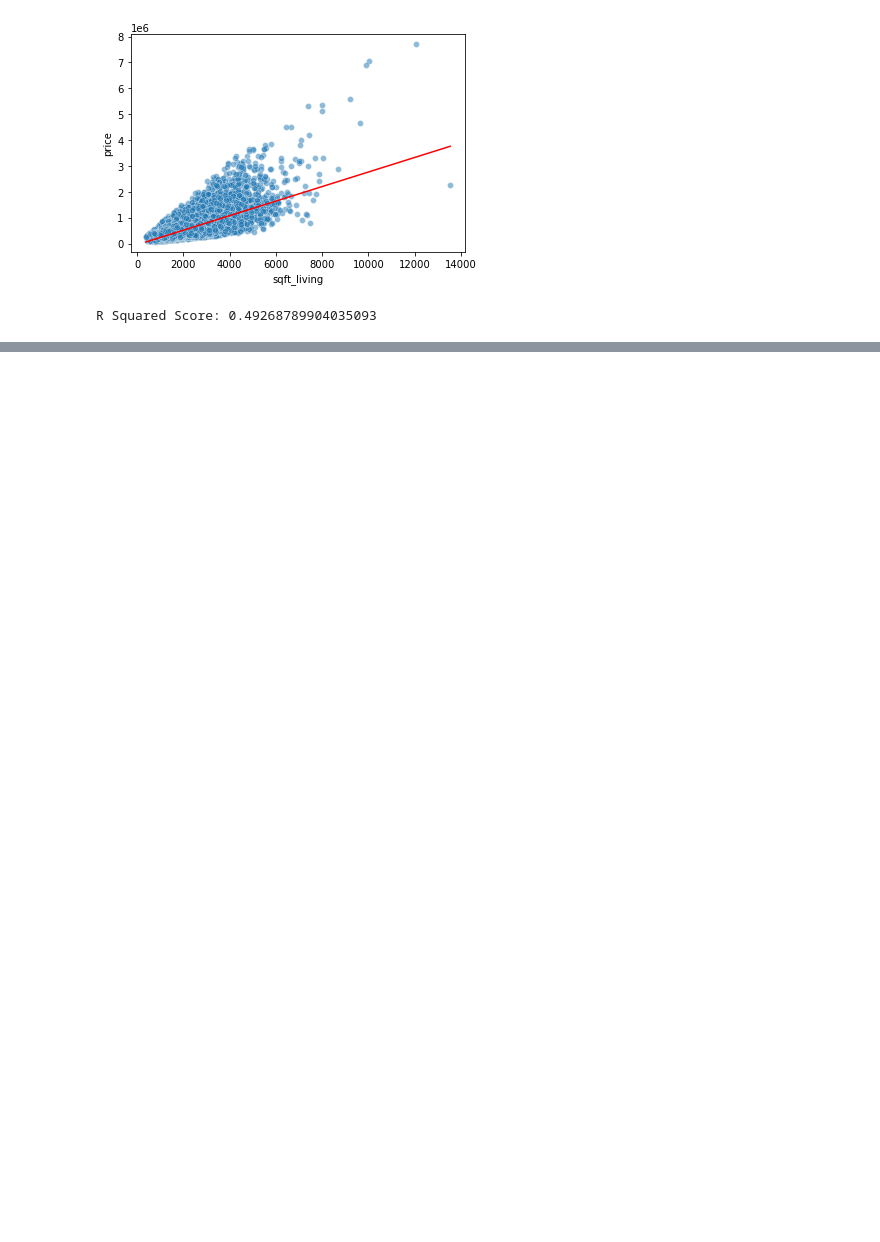
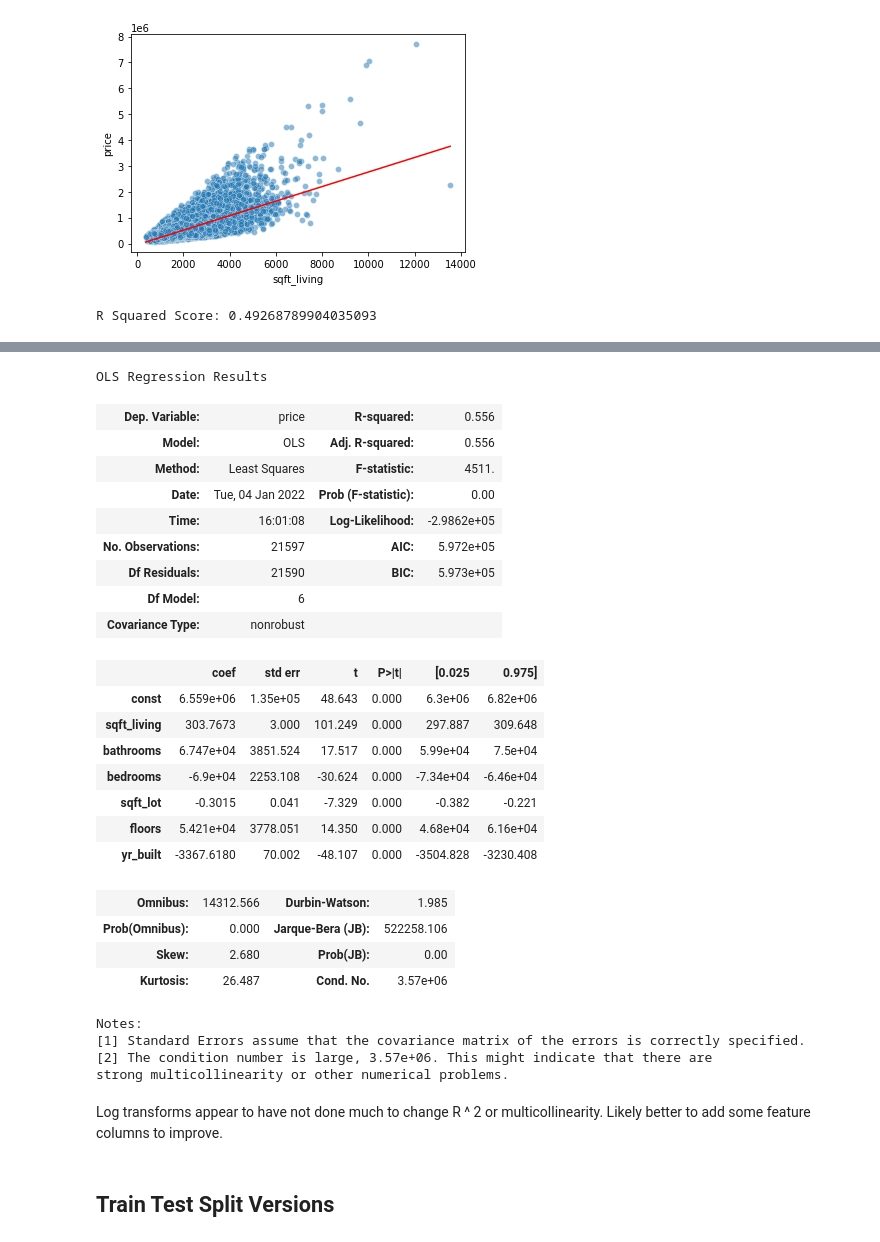
Before and after one commit to UpGoerFive/King-County-Project, a Jupyter notebook: Nathaniel-EDA.ipynb, the cells around one changed output, grey strips where cells are left out. Cells and saved outputs as stored; diff of their text form; code cells hidden in the pictures; blank space fills up the shorter version.

```diff
--- a/Nathaniel-EDA.ipynb
+++ b/Nathaniel-EDA.ipynb
@@ -155,0 +205,34 @@ strong multicollinearity or other numerical problems.
+# %%
+stats_models_inter_log = sm.OLS(y_log, sm.add_constant(X_log)).fit()
+stats_models_inter_log.summary()
+# %% [output]
+OLS Regression Results
+| Dep. Variable: | price | R-squared: | 0.556 |
+| Model: | OLS | Adj. R-squared: | 0.556 |
+| Method: | Least Squares | F-statistic: | 4511. |
+| Date: | Tue, 04 Jan 2022 | Prob (F-statistic): | 0.00 |
+| Time: | 16:01:08 | Log-Likelihood: | -2.9862e+05 |
+| No. Observations: | 21597 | AIC: | 5.972e+05 |
+| Df Residuals: | 21590 | BIC: | 5.973e+05 |
+| Df Model: | 6 |  |  |
+| Covariance Type: | nonrobust |  |  |
+|  | coef | std err | t | P>|t| | [0.025 | 0.975] |
+| const | 6.559e+06 | 1.35e+05 | 48.643 | 0.000 | 6.3e+06 | 6.82e+06 |
+| sqft_living | 303.7673 | 3.000 | 101.249 | 0.000 | 297.887 | 309.648 |
+| bathrooms | 6.747e+04 | 3851.524 | 17.517 | 0.000 | 5.99e+04 | 7.5e+04 |
+| bedrooms | -6.9e+04 | 2253.108 | -30.624 | 0.000 | -7.34e+04 | -6.46e+04 |
+| sqft_lot | -0.3015 | 0.041 | -7.329 | 0.000 | -0.382 | -0.221 |
+| floors | 5.421e+04 | 3778.051 | 14.350 | 0.000 | 4.68e+04 | 6.16e+04 |
+| yr_built | -3367.6180 | 70.002 | -48.107 | 0.000 | -3504.828 | -3230.408 |
+| Omnibus: | 14312.566 | Durbin-Watson: | 1.985 |
+| Prob(Omnibus): | 0.000 | Jarque-Bera (JB): | 522258.106 |
+| Skew: | 2.680 | Prob(JB): | 0.00 |
+| Kurtosis: | 26.487 | Cond. No. | 3.57e+06 |
+Notes:
+[1] Standard Errors assume that the covariance matrix of the errors is correctly specified.
+[2] The condition number is large, 3.57e+06. This might indicate that there are
+strong multicollinearity or other numerical problems.
+# %% [markdown]
+Log transforms appear to have not done much to change R ^ 2 or multicollinearity. Likely better to add some feature columns to improve.
+# %% [markdown]
+## Train Test Split Versions
```
Also changed, not shown: parts of 11 cells of this notebook.
